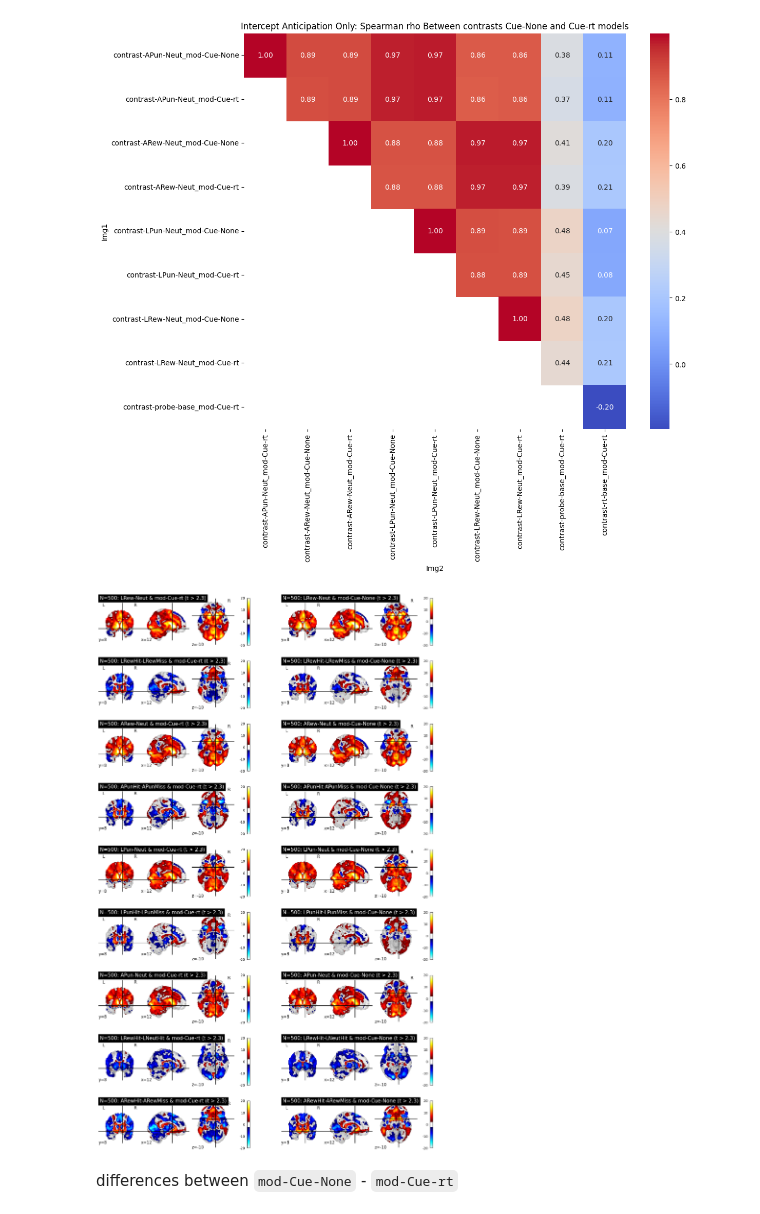
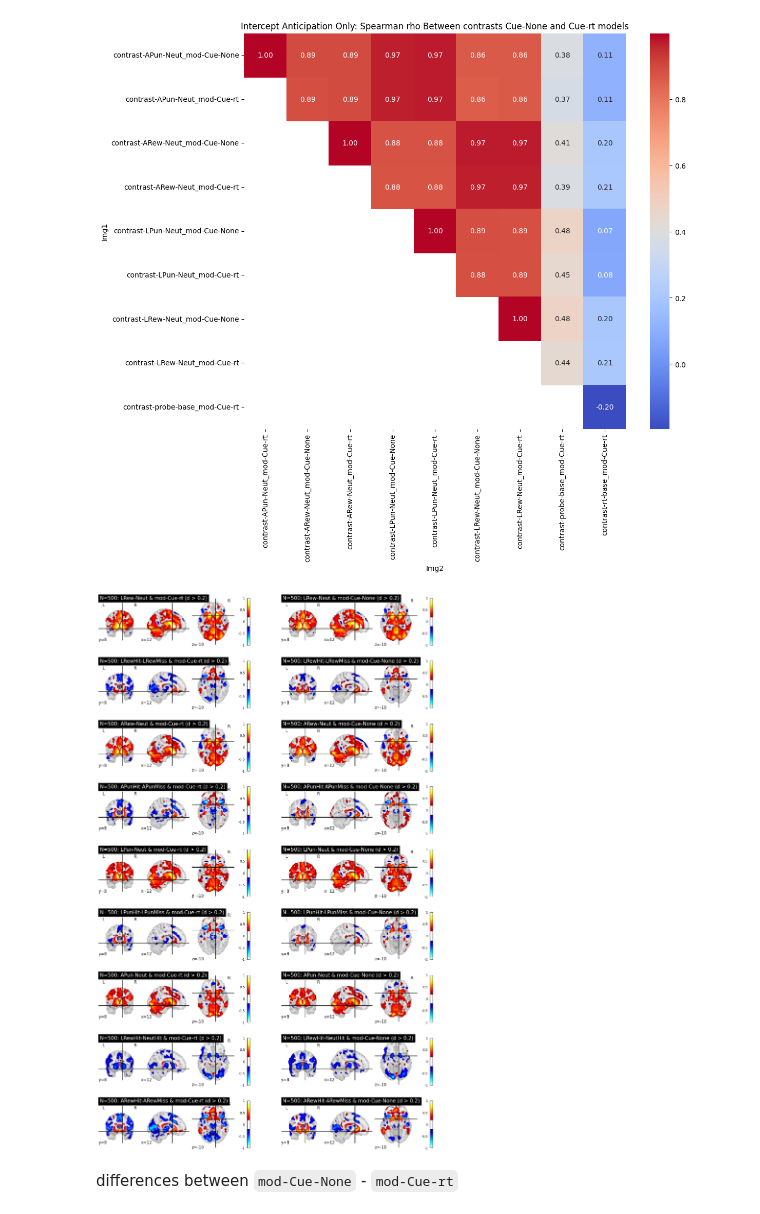
Before and after one commit to demidenm/mid_rt_bold, a Jupyter notebook: scripts/rt_mid_firstlvl.ipynb, the cells around one changed output. Cells and saved outputs as stored; diff of their text form; code cells hidden in the pictures.

```diff
--- a/scripts/rt_mid_firstlvl.ipynb
+++ b/scripts/rt_mid_firstlvl.ipynb
@@ -53,11 +187,16 @@ contrasts_reg = [
     'LRew-Neut', 'ARew-Neut', 'LPun-Neut', 'APun-Neut',
     # feedback contrasts
     'ARewHit-ARewMiss', 'LRewHit-LRewMiss', 'APunHit-APunMiss',
-    'LPunHit-LPunMiss', 'LRewHit-LNeutHit'
+    'LPunHit-LPunMiss', 'LRewHit-NeutHit'
 ]
 
 # rt versus non-rt model
 models = ['Cue-rt', 'Cue-None']
+
+# thresh/coordinate
+spec_coords = (12,8,-10)
+d_thresh = .2
+d_max =1
 # %% [markdown]
 ## Group Map Cons - Intercept [1 0]
 # %%
@@ -116,27 +255,24 @@ plt.show()
 # %% [output]
 [figure]
 # %%
-spec_coords = (12,8,-10)
-tstat_thresh = 2.3
-tstat_max = 20
 n_cols = 2
-
+n_rows = len(contrasts_reg)
 fig, axes = plt.subplots(len(contrasts_reg), n_cols, figsize=(18,30))
 
 for mod in ['mod-Cue-rt', 'mod-Cue-None']:
     for i, con in enumerate(contrasts_reg):
-        con_img = glob(f'{grpmap_path}/subs-500_*{con}_{mod}_stat-tstat_int.nii.gz')[0]
+        con_img = glob(f'{grpmap_path}/subs-500_*{con}_{mod}_stat-cohensd_int.nii.gz')[0]
         row = (i * 2) % n_rows  # Ensure row stays within the range of n_rows
         col = ['mod-Cue-rt', 'mod-Cue-None'].index(mod)
         plotting.plot_stat_map(stat_map_img=con_img, cut_coords=spec_coords,  # Right NAcc
                                display_mode="ortho",
-                               title=f"N=500: {con} & {mod} (t > {tstat_thresh})", threshold=tstat_thresh, draw_cross=True,
-                               vmax=tstat_max, colorbar=True,
+                               title=f"N=500: {con} & {mod} (d > {d_thresh})", threshold=d_thresh, draw_cross=True,
+                               vmax=d_max, colorbar=True,
                                axes=axes[row, col])
 
 plt.show()
 # %% [output]
-[figure, old version]
+[figure, new version]
 # %% [markdown]
 differences between  `mod-Cue-None` - `mod-Cue-rt`
 # %%
```
Also changed, not shown: parts of 15 cells of this notebook, 2 other files.
